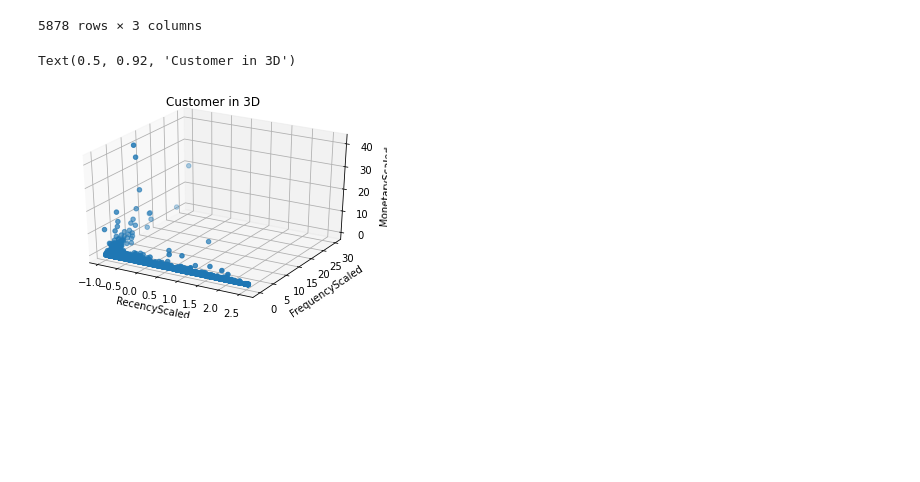
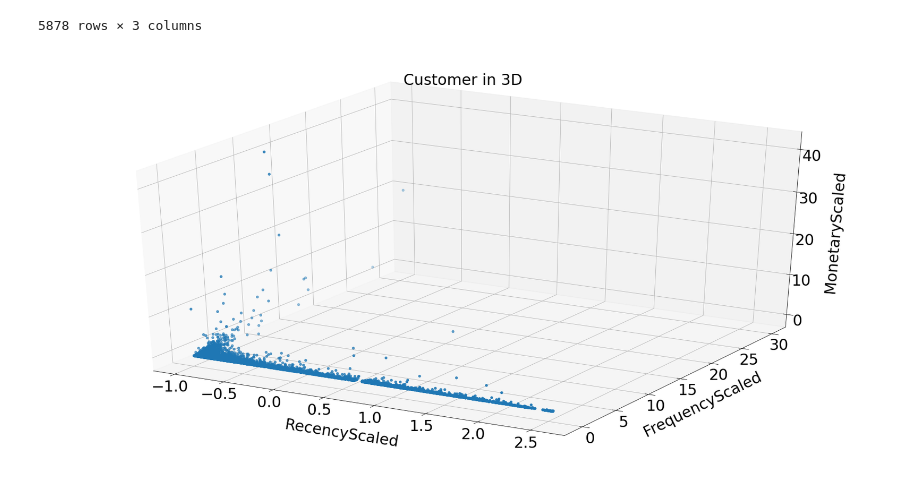
Before and after one commit to jingdalim/Retail_Customer_Analysis, a Jupyter notebook: Retail Customer Segmentation Project.ipynb, the cells around one changed output. Saved outputs shown, nothing was run; the diff lists cells and outputs as text; code cells hidden in the pictures; blank space fills up the shorter version.

```diff
--- a/Retail Customer Segmentation Project.ipynb
+++ b/Retail Customer Segmentation Project.ipynb
@@ -741,26 +819,26 @@ dtype: object
 # %%
 for x in RFM['Category']:
     if x in ['11', '12', '21', '22']:
-        segment.append('Hibernating')
+        RFM_segment.append('Hibernating')
     elif x in ['13', '14', '23', '24']:
-        segment.append('At Risk')
+        RFM_segment.append('At Risk')
     elif x in ['15', '25']:
-        segment.append("Can't Lose")
+        RFM_segment.append("Can't Lose")
     elif x in ['31', '32']:
-        segment.append('About to Sleep')
+        RFM_segment.append('About to Sleep')
     elif x in ['33']:
-        segment.append('Need Attention')
+        RFM_segment.append('Need Attention')
     elif x in ['34', '35', '44', '45']:
-        segment.append('Loyal Customers')
+        RFM_segment.append('Loyal Customers')
     elif x in ['41']:
-        segment.append('Promising')
+        RFM_segment.append('Promising')
     elif x in ['51']:
-        segment.append('New Customers')
+        RFM_segment.append('New Customers')
     elif x in ['42', '43', '52', '53']:
-        segment.append('Potential Loyalists')
+        RFM_segment.append('Potential Loyalists')
     else:
-        segment.append('Champions')
-segment
+        RFM_segment.append('Champions')
+RFM_segment
 # %% [output]
 ["Can't Lose",
  'Champions',
@@ -780,6 +858,6 @@ segment
  'About to Sleep',
  ...]
 # %%
-RFM['Segment'] = segment
+RFM['Segment'] = RFM_segment
 RFM
 # %% [output]
@@ -873,6 +947,6 @@ RFM
 # %%
-RFM_scaled = RFM[['Recency', 'Frequency', 'Monetary']]
-RFM_scaled
+RFM1 = RFM[['Recency', 'Frequency', 'Monetary']]
+RFM1
 
 #creating the dataframe with Recency, Frequency, Monetary values for use in 3D plot later
 # %% [output]
@@ -894,7 +985,7 @@ RFM_scaled
 scaler = StandardScaler()
 #initiating a scaler object
 
-RFM_scaled = scaler.fit_transform(RFM_scaled)
+RFM_scaled = scaler.fit_transform(RFM1)
 #fitting dataframe with scaler
 
 RFM_scaled = pd.DataFrame(RFM_scaled, index = RFM.index, columns = ['RecencyScaled', 'FrequencyScaled','MonetaryScaled'])
@@ -919,16 +1010,17 @@ RFM_scaled
 # %%
 x = RFM_scaled['RecencyScaled']
 y = RFM_scaled['FrequencyScaled']
 z = RFM_scaled['MonetaryScaled']
 #setting the values for x, y, z
 
 fig = plt.figure()
 ax = plt.axes(projection = '3d')
 ax.scatter3D(x, y, z)
-ax.set_xlabel('RecencyScaled')
-ax.set_ylabel('FrequencyScaled')
-ax.set_zlabel('MonetaryScaled')
+ax.set_xlabel('\nRecencyScaled', linespacing = 3.1)
+ax.set_ylabel('\n\nFrequencyScaled')
+ax.set_zlabel('\n\nMonetaryScaled')
+ax.dist = 10
 plt.title('Customer in 3D')
+plt.tight_layout()
 # %% [output]
-Text(0.5, 0.92, 'Customer in 3D')
-[figure, old version]
+[figure, new version]
```
Also changed, not shown: parts of 61 cells of this notebook.
